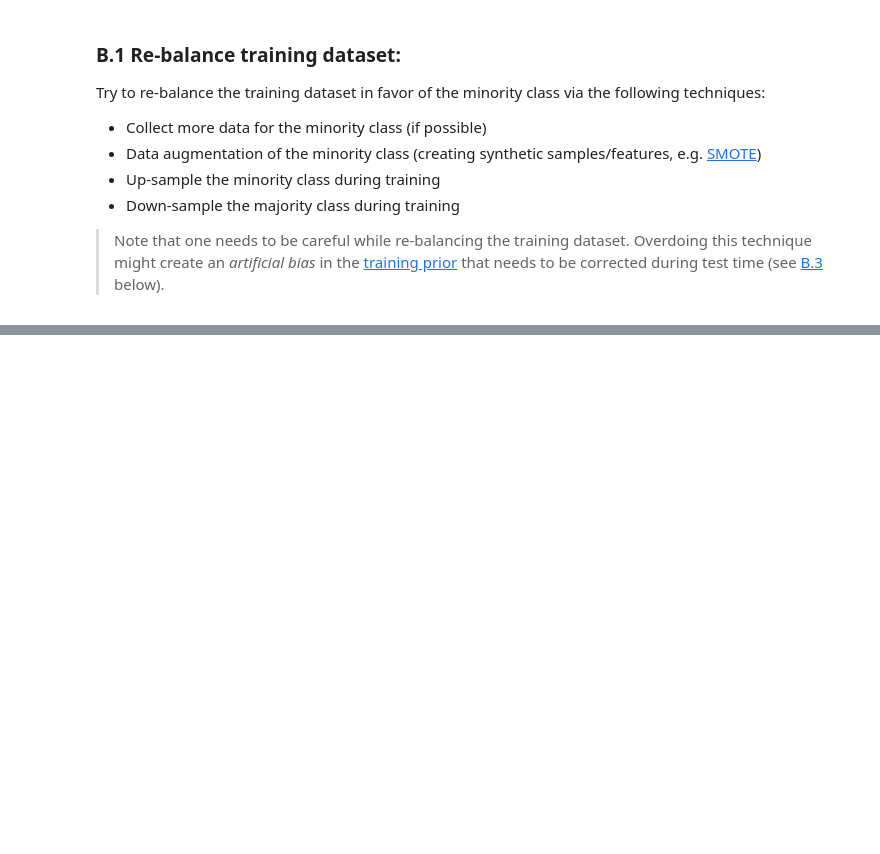
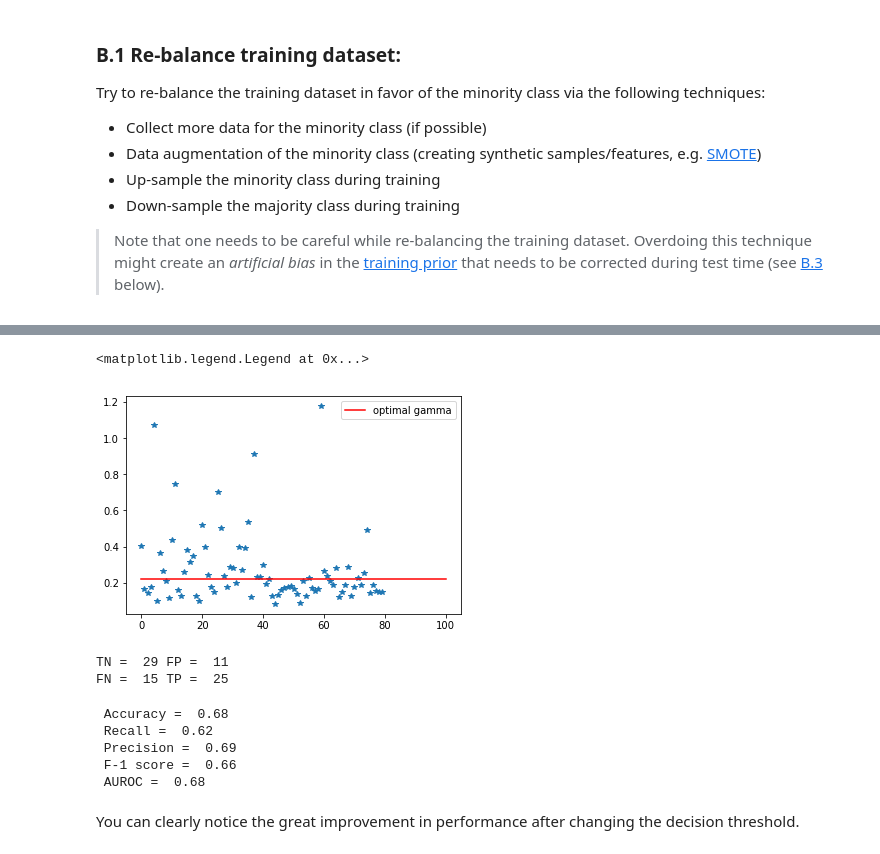
Before and after one commit to MhDia/MLteaching, a Jupyter notebook: ClassImbalanceOverview.ipynb, the cells around one changed output, grey strips where cells are left out. Drawn from its saved outputs; the diff is of its cells as text; code cells hidden in the pictures; blank space fills up the shorter version.

```diff
--- a/ClassImbalanceOverview.ipynb
+++ b/ClassImbalanceOverview.ipynb
@@ -266,2 +71,0 @@ array([0, 0, 0, 0, 0, 1, 0, 0, 1, 0, 1, 0, 0, 1, 0, 0, 0, 0, 1, 0, 0, 0,
-# %%
-prob_ratio_corr = prob_ratio/3
@@ -319,0 +378,35 @@ print(" Accuracy = ", np.round(acc,2), "\n", "Recall = ", np.round(recall,2), "\
+# %%
+plt.plot(prob_ratio,'*')
+plt.plot(np.ones(len(prob_ratio_corr))*0.22,'r', label='optimal gamma')
+plt.legend()
+# %% [output]
+<matplotlib.legend.Legend at 0x...>
+[figure, added]
+# %%
+# Compute the confusion matrix
+conf_mat = metrics.confusion_matrix(y_test, y_test_pred_corr)
+# Print the four events
+tn, fp, fn, tp = conf_mat.ravel()
+print("TN = ", tn, "FP = ", fp, "\nFN = ", fn, "TP = ", tp)
+# %% [output]
+TN =  29 FP =  11
+FN =  15 TP =  25
+# %%
+# Compute various metrics
+acc = metrics.accuracy_score(y_test, y_test_pred_corr)
+recall = metrics.recall_score(y_test, y_test_pred_corr)
+precision = metrics.precision_score(y_test, y_test_pred_corr)
+f1 = metrics.f1_score(y_test, y_test_pred_corr)
+auroc = metrics.roc_auc_score(y_test, y_test_pred_corr)
+
+
+print(" Accuracy = ", np.round(acc,2), "\n", "Recall = ", np.round(recall,2), "\n", "Precision = ", np.round(precision,2), "\n",
+      "F-1 score = ", np.round(f1,2), "\n", "AUROC = ", np.round(auroc,2))
+# %% [output]
+ Accuracy =  0.68
+ Recall =  0.62
+ Precision =  0.69
+ F-1 score =  0.66
+ AUROC =  0.68
+# %% [markdown]
+You can clearly notice the great improvement in performance after changing the decision threshold.
```
Also changed, not shown: parts of 87 cells of this notebook.
